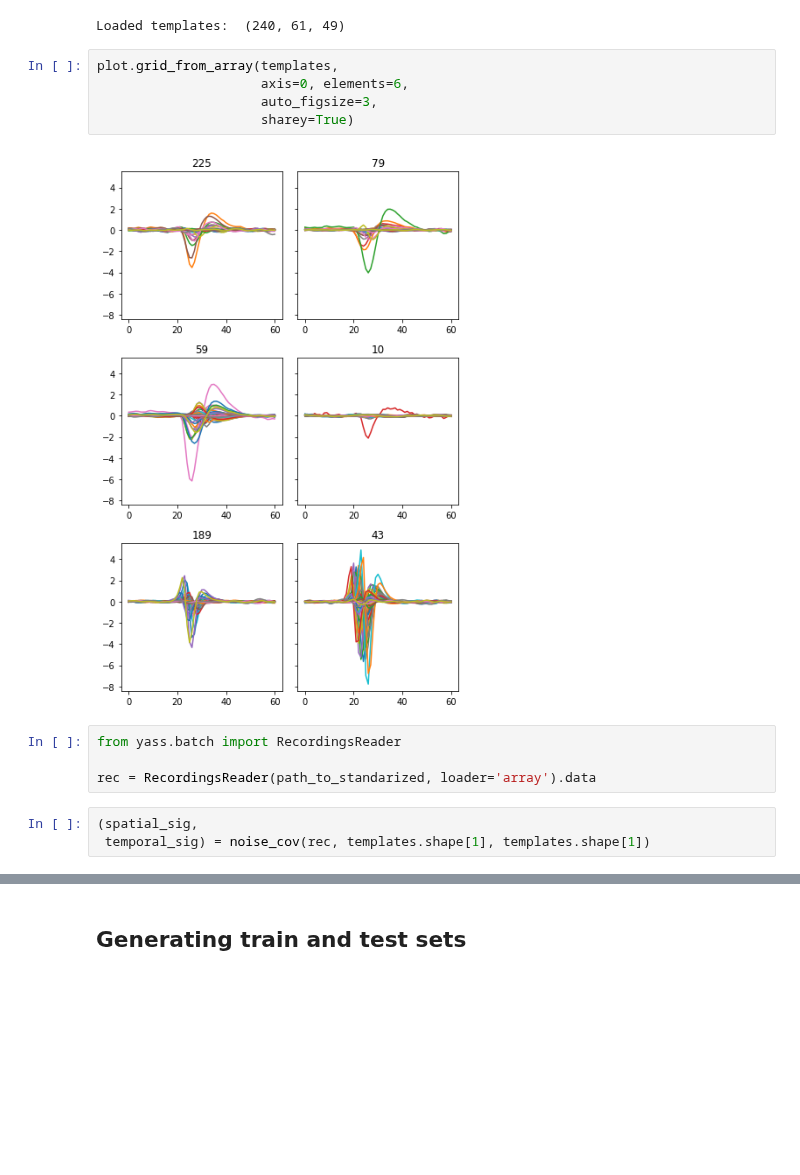
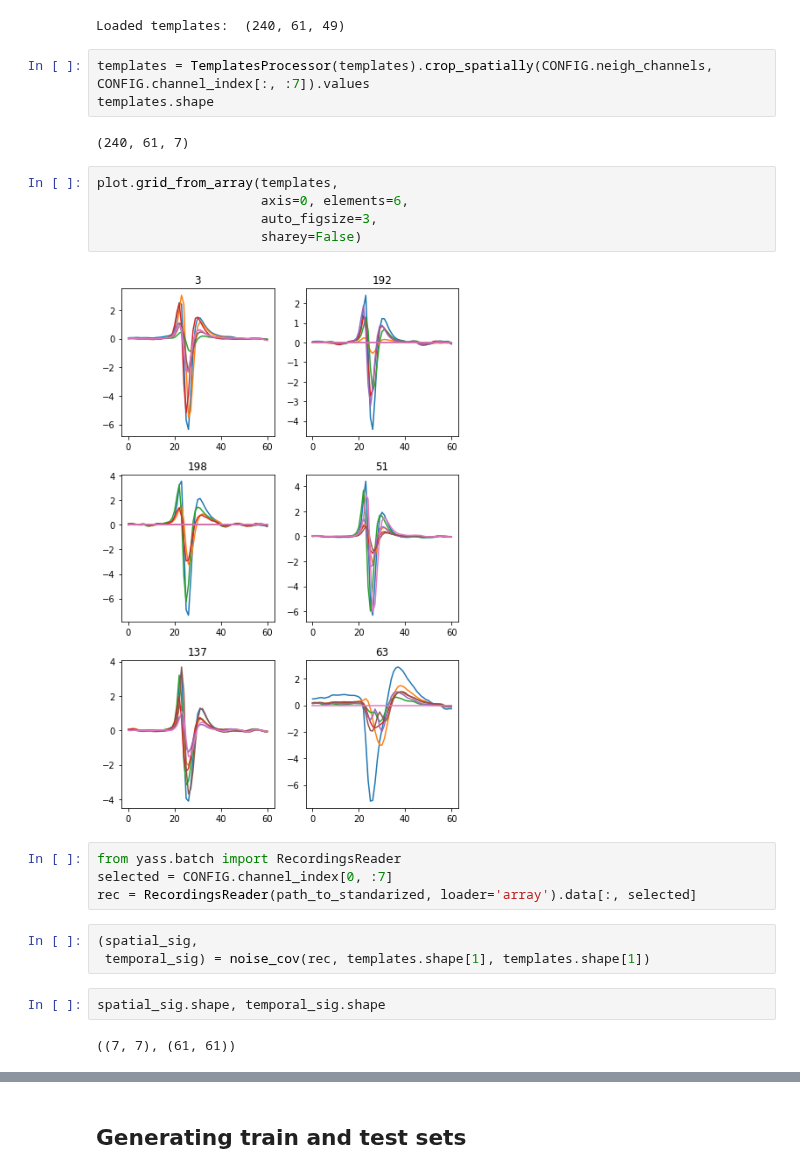
Before and after one commit to edublancas/yass-private, a Jupyter notebook: denoiser/training-set.ipynb, the cells around one changed output, grey strips where cells are left out. Drawn from its saved outputs; the diff is of its cells as text; blank space fills up the shorter version.

```diff
--- a/denoiser/training-set.ipynb
+++ b/denoiser/training-set.ipynb
@@ -101,20 +101,29 @@ templates = np.load('/home/Edu/data/cat/templates-jul27-only-good.npy')
 print('Loaded templates: ', templates.shape)
 # %% [output]
 Loaded templates:  (240, 61, 49)
+# %%
+templates = TemplatesProcessor(templates).crop_spatially(CONFIG.neigh_channels, CONFIG.channel_index[:, :7]).values
+templates.shape
+# %% [output]
+(240, 61, 7)
 # %%
 plot.grid_from_array(templates,
                      axis=0, elements=6,
                      auto_figsize=3,
-                     sharey=True)
+                     sharey=False)
 # %% [output]
-[figure, old version]
+[figure, new version]
 # %%
 from yass.batch import RecordingsReader
-
-rec = RecordingsReader(path_to_standarized, loader='array').data
+selected = CONFIG.channel_index[0, :7]
+rec = RecordingsReader(path_to_standarized, loader='array').data[:, selected]
 # %%
 (spatial_sig,
  temporal_sig) = noise_cov(rec, templates.shape[1], templates.shape[1])
+# %%
+spatial_sig.shape, temporal_sig.shape
+# %% [output]
+((7, 7), (61, 61))
 # %%
 min_amplitude = 5
 max_amplitude = 10
```
Also changed, not shown: parts of 12 cells of this notebook, 2 other files.
